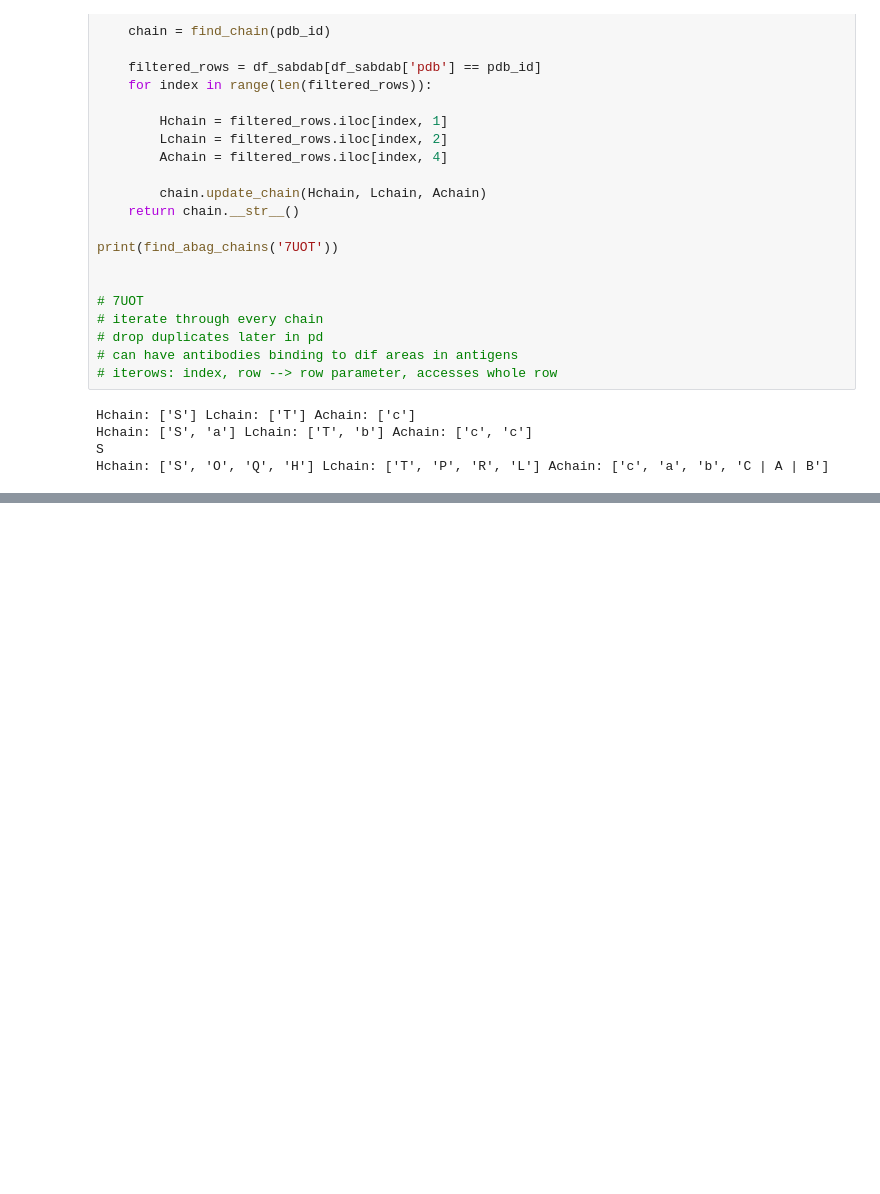
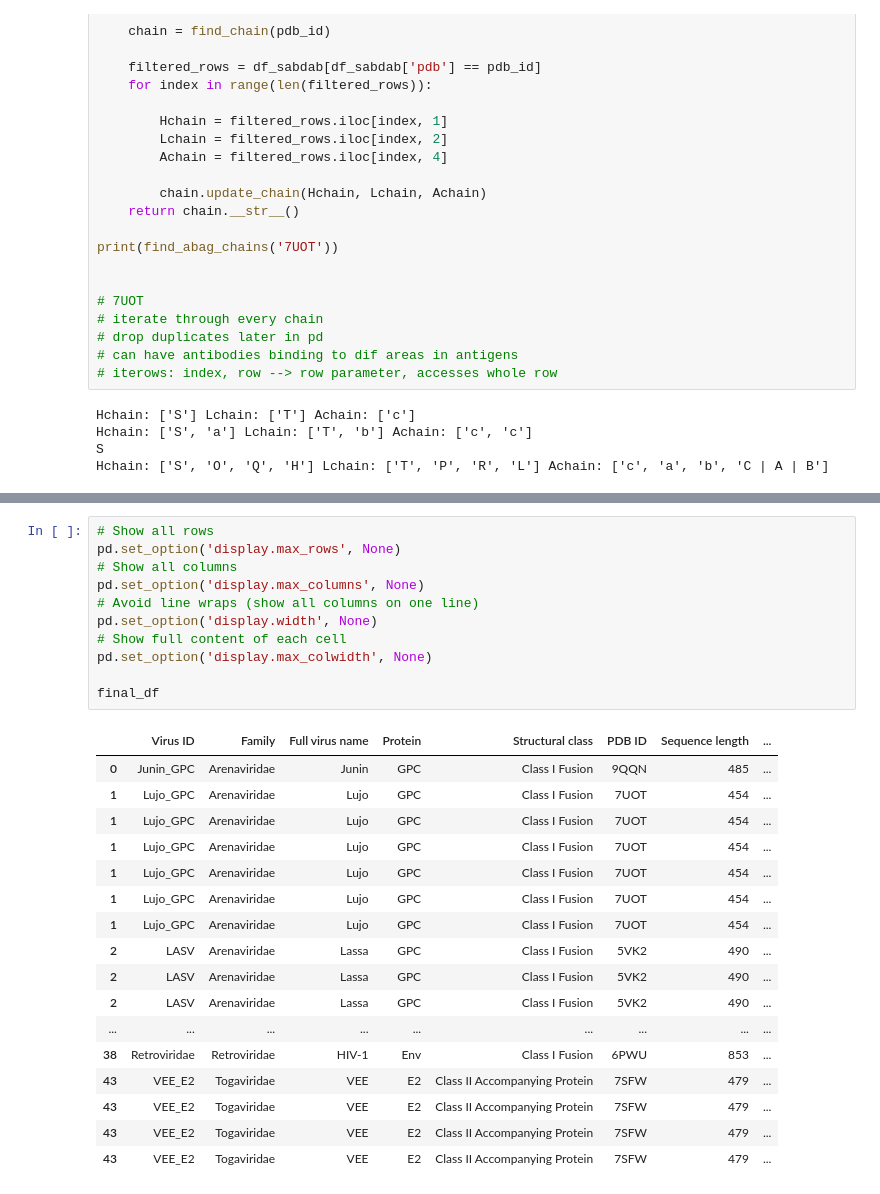
Before and after one commit to julia-wuuu/FP-Dreams, a Jupyter notebook: epitope_calculator.ipynb, the cells around one changed output, grey strips where cells are left out. Drawn from its saved outputs; the diff is of its cells as text; blank space fills up the shorter version.

```diff
--- a/epitope_calculator.ipynb
+++ b/epitope_calculator.ipynb
@@ -259,0 +349,29 @@ print(pymol_list)
+# %%
+# Show all rows
+pd.set_option('display.max_rows', None)
+# Show all columns
+pd.set_option('display.max_columns', None)
+# Avoid line wraps (show all columns on one line)
+pd.set_option('display.width', None)
+# Show full content of each cell
+pd.set_option('display.max_colwidth', None)
+
+final_df
+# %% [output]
+|  | Virus ID | Family | Full virus name | Protein | Structural class | PDB ID | Sequence length | ... |
+| 0 | Junin_GPC | Arenaviridae | Junin | GPC | Class I Fusion | 9QQN | 485 | ... |
+| 1 | Lujo_GPC | Arenaviridae | Lujo | GPC | Class I Fusion | 7UOT | 454 | ... |
+| 1 | Lujo_GPC | Arenaviridae | Lujo | GPC | Class I Fusion | 7UOT | 454 | ... |
+| 1 | Lujo_GPC | Arenaviridae | Lujo | GPC | Class I Fusion | 7UOT | 454 | ... |
+| 1 | Lujo_GPC | Arenaviridae | Lujo | GPC | Class I Fusion | 7UOT | 454 | ... |
+| 1 | Lujo_GPC | Arenaviridae | Lujo | GPC | Class I Fusion | 7UOT | 454 | ... |
+| 1 | Lujo_GPC | Arenaviridae | Lujo | GPC | Class I Fusion | 7UOT | 454 | ... |
+| 2 | LASV | Arenaviridae | Lassa | GPC | Class I Fusion | 5VK2 | 490 | ... |
+| 2 | LASV | Arenaviridae | Lassa | GPC | Class I Fusion | 5VK2 | 490 | ... |
+| 2 | LASV | Arenaviridae | Lassa | GPC | Class I Fusion | 5VK2 | 490 | ... |
+| ... | ... | ... | ... | ... | ... | ... | ... | ... |
+| 38 | Retroviridae | Retroviridae | HIV-1 | Env | Class I Fusion | 6PWU | 853 | ... |
+| 43 | VEE_E2 | Togaviridae | VEE | E2 | Class II Accompanying Protein | 7SFW | 479 | ... |
+| 43 | VEE_E2 | Togaviridae | VEE | E2 | Class II Accompanying Protein | 7SFW | 479 | ... |
+| 43 | VEE_E2 | Togaviridae | VEE | E2 | Class II Accompanying Protein | 7SFW | 479 | ... |
+| 43 | VEE_E2 | Togaviridae | VEE | E2 | Class II Accompanying Protein | 7SFW | 479 | ... |
```
Also changed, not shown: parts of 2 cells of this notebook.
